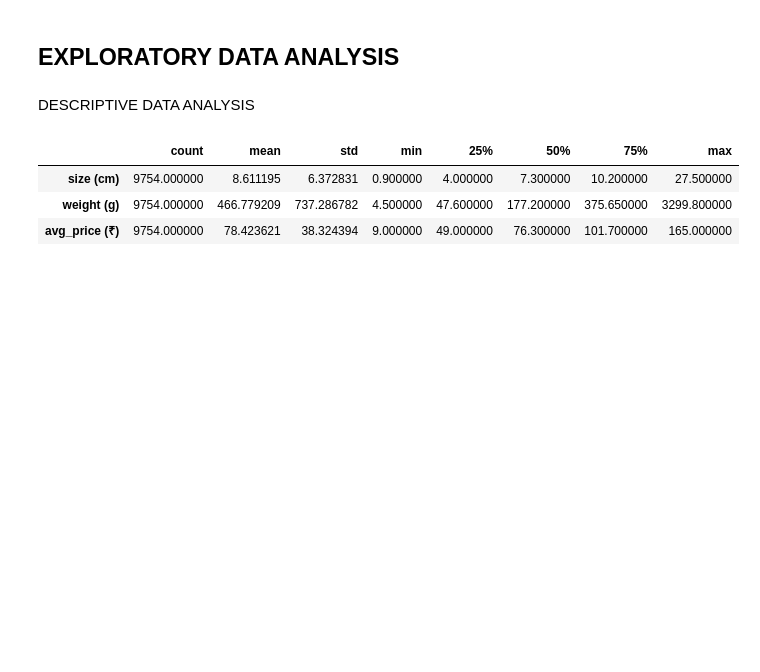
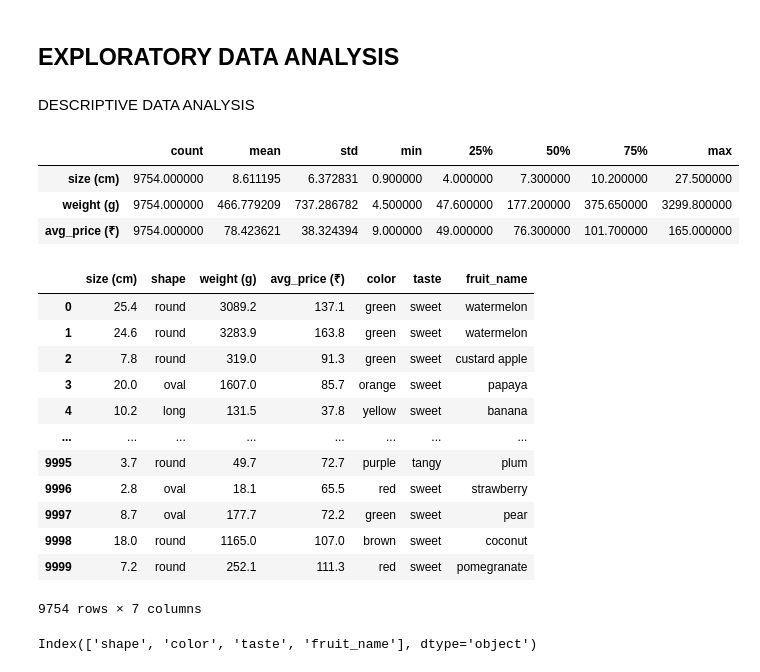
Before and after one commit to ADEOYE-MARY25/ml, a Jupyter notebook: fruits_classification.ipynb, the cells around one changed output. Drawn from its saved outputs; the diff is of its cells as text; code cells hidden in the pictures; blank space fills up the shorter version.

```diff
--- a/fruits_classification.ipynb
+++ b/fruits_classification.ipynb
@@ -90,3 +90,24 @@ df.describe().T.style.background_gradient()
 | size (cm) | 9754.000000 | 8.611195 | 6.372831 | 0.900000 | 4.000000 | 7.300000 | 10.200000 | 27.500000 |
 | weight (g) | 9754.000000 | 466.779209 | 737.286782 | 4.500000 | 47.600000 | 177.200000 | 375.650000 | 3299.800000 |
 | avg_price (₹) | 9754.000000 | 78.423621 | 38.324394 | 9.000000 | 49.000000 | 76.300000 | 101.700000 | 165.000000 |
+# %%
+df
+# %% [output]
+|  | size (cm) | shape | weight (g) | avg_price (₹) | color | taste | fruit_name |
+| 0 | 25.4 | round | 3089.2 | 137.1 | green | sweet | watermelon |
+| 1 | 24.6 | round | 3283.9 | 163.8 | green | sweet | watermelon |
+| 2 | 7.8 | round | 319.0 | 91.3 | green | sweet | custard apple |
+| 3 | 20.0 | oval | 1607.0 | 85.7 | orange | sweet | papaya |
+| 4 | 10.2 | long | 131.5 | 37.8 | yellow | sweet | banana |
+| ... | ... | ... | ... | ... | ... | ... | ... |
+| 9995 | 3.7 | round | 49.7 | 72.7 | purple | tangy | plum |
+| 9996 | 2.8 | oval | 18.1 | 65.5 | red | sweet | strawberry |
+| 9997 | 8.7 | oval | 177.7 | 72.2 | green | sweet | pear |
+| 9998 | 18.0 | round | 1165.0 | 107.0 | brown | sweet | coconut |
+| 9999 | 7.2 | round | 252.1 | 111.3 | red | sweet | pomegranate |
+9754 rows × 7 columns
+# %%
+categorical_col= df.select_dtypes(include='object').columns
+categorical_col
+# %% [output]
+Index(['shape', 'color', 'taste', 'fruit_name'], dtype='object')
```
Also changed, not shown: parts of 13 cells of this notebook, 2 other files.
